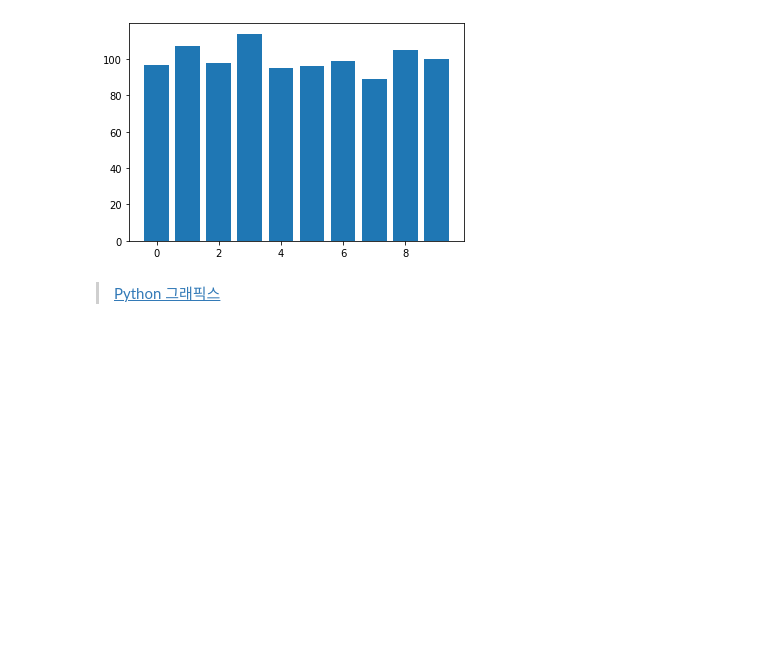
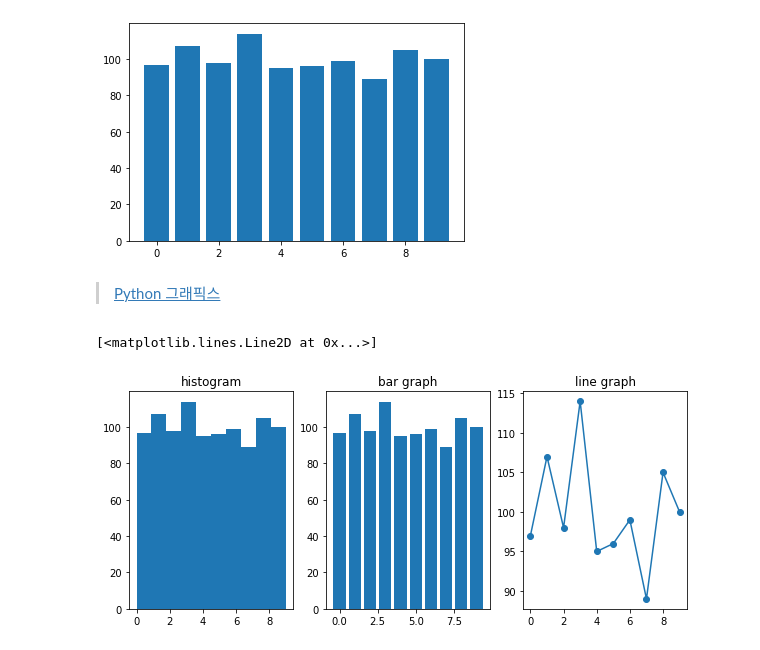
Before and after one commit to loosiu/pdm14, a Jupyter notebook: py-graphics/matplotlib_4_challenges.ipynb, the cells around one changed output. Drawn from its saved outputs; the diff is of its cells as text; code cells hidden in the pictures; blank space fills up the shorter version.

```diff
--- a/py-graphics/matplotlib_4_challenges.ipynb
+++ b/py-graphics/matplotlib_4_challenges.ipynb
@@ -53,3 +68,18 @@ plt.bar(value,count) #,color="bgrcmyk")  # 'bgrcmykw
 [figure]
 # %% [markdown]
 > [Python 그래픽스](https://datascienceschool.net/01%20python/05.01%20%EC%8B%9C%EA%B0%81%ED%99%94%20%ED%8C%A8%ED%82%A4%EC%A7%80%20%EB%A7%B7%ED%94%8C%EB%A1%AF%EB%A6%AC%EB%B8%8C%20%EC%86%8C%EA%B0%9C.html)
+# %%
+plt.figure(figsize=(10,4))
+plt.subplot(1,3,1)
+plt.title('histogram')
+plt.hist(n1000)
+plt.subplot(1,3,2)
+value, count= np.unique(n1000, return_counts=True)
+plt.title('bar graph')
+plt.bar(value, count)
+plt.subplot(1,3,3)
+plt.title('line graph')
+plt.plot(value,count,marker='o')
+# %% [output]
+[<matplotlib.lines.Line2D at 0x...>]
+[figure, added]
```
Also changed, not shown: parts of 1 cell of this notebook.
